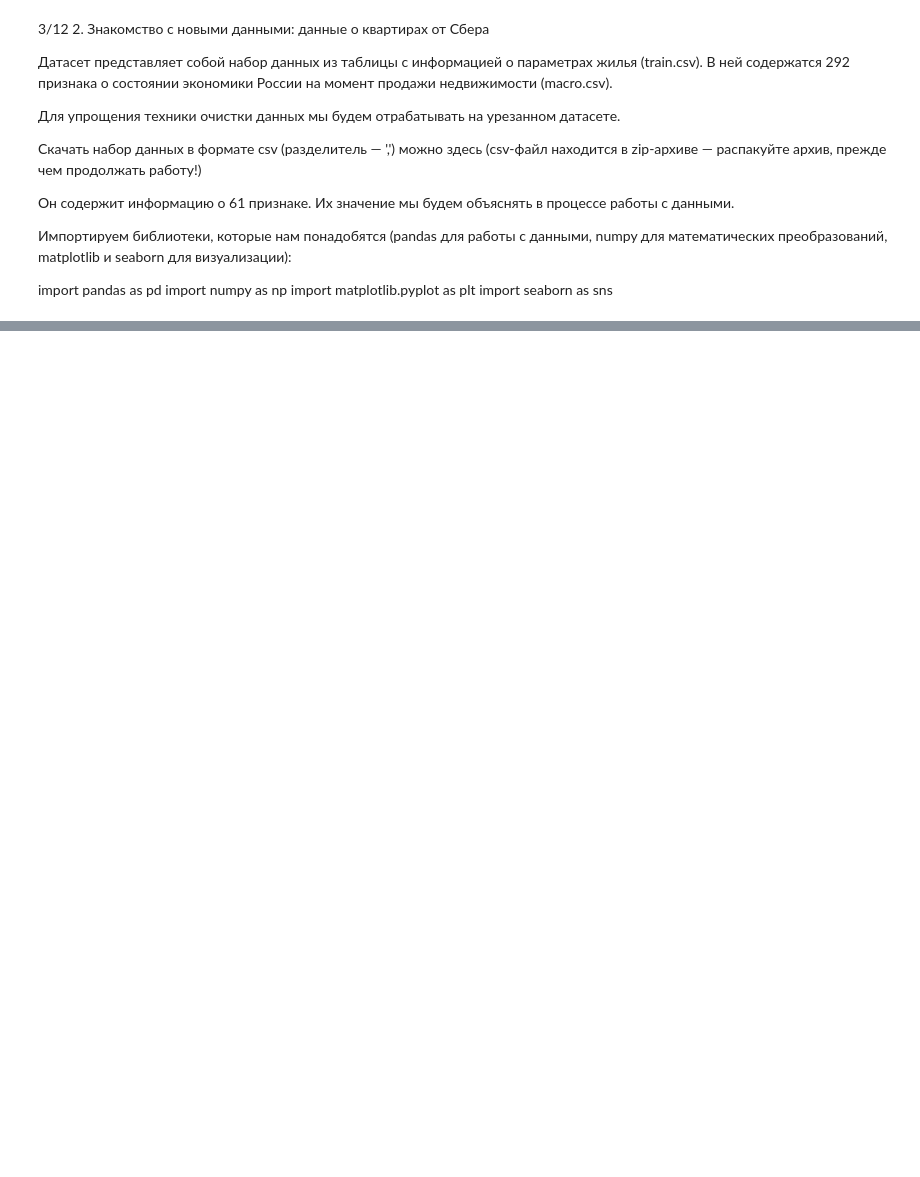
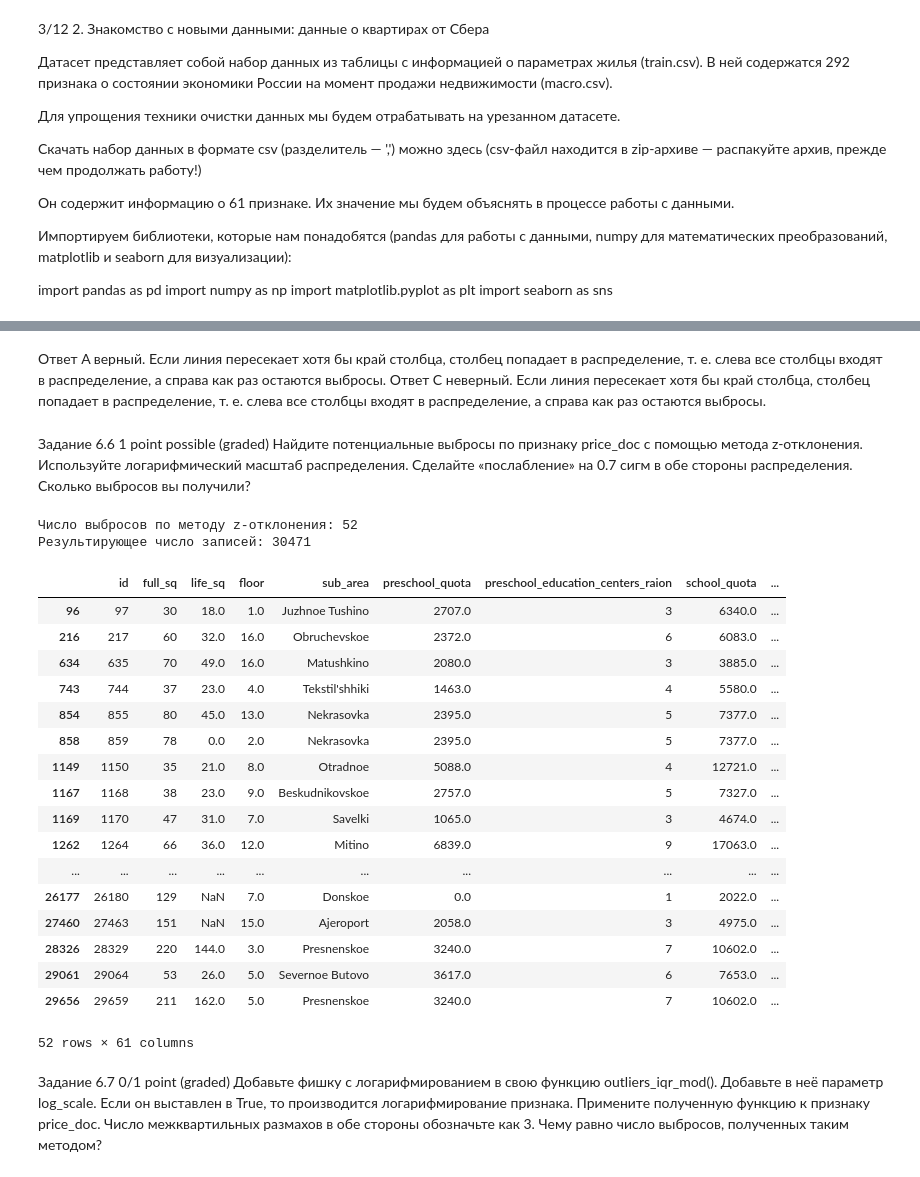
Before and after one commit to govoridaa/SF, a Jupyter notebook: PYTHON-14. Очистка данных/теория PYTHON-14. Очистка данных.ipynb, the cells around one changed output, grey strips where cells are left out. Drawn from its saved outputs; the diff is of its cells as text; code cells hidden in the pictures; blank space fills up the shorter version.

```diff
--- a/PYTHON-14. Очистка данных/теория PYTHON-14. Очистка данных.ipynb
+++ b/PYTHON-14. Очистка данных/теория PYTHON-14. Очистка данных.ipynb
@@ -17,0 +151,54 @@ import seaborn as sns
+# %% [markdown]
+Ответ A верный. Если линия пересекает хотя бы край столбца, столбец попадает в распределение, т. е. слева все столбцы входят в распределение, а справа как раз остаются выбросы.
+Ответ C неверный. Если линия пересекает хотя бы край столбца, столбец попадает в распределение, т. е. слева все столбцы входят в распределение, а справа как раз остаются выбросы.
+# %% [markdown]
+Задание 6.6
+1 point possible (graded)
+Найдите потенциальные выбросы по признаку price_doc с помощью метода z-отклонения. Используйте логарифмический масштаб распределения. Сделайте «послабление» на 0.7 сигм в обе стороны распределения. Сколько выбросов вы получили?
+# %%
+import pandas as pd
+import numpy as np
+import matplotlib.pyplot as plt
+import seaborn as sns
+sber_data=pd.read_csv(".\data\sber_data.csv")
+sber_data_copy=sber_data.copy()
+def outliers_z_score_mod(data, feature, log_scale=False, left=3, right=3):
+    if log_scale:
+        x=np.log(sber_data_copy[feature]+1)
+    else: x=sber_data_copy[feature]
+    mu=x.mean()
+    sigma=x.std()
+    lower_bound=mu-left*sigma
+    upper_bound=mu+right*sigma
+    outliers=data[(x<lower_bound)|(x>upper_bound)]
+    cleaned=data[(x>lower_bound)|(x<upper_bound)]
+    return outliers, cleaned
+outliers, cleaned = outliers_z_score_mod(sber_data_copy, "price_doc", log_scale=True, left=3.7, right=3.7)
+print(f'Число выбросов по методу z-отклонения: {outliers.shape[0]}')
+print(f'Результирующее число записей: {cleaned.shape[0]}')
+display(outliers)
+# %% [output]
+Число выбросов по методу z-отклонения: 52
+Результирующее число записей: 30471
+|  | id | full_sq | life_sq | floor | sub_area | preschool_quota | preschool_education_centers_raion | school_quota | ... |
+| 96 | 97 | 30 | 18.0 | 1.0 | Juzhnoe Tushino | 2707.0 | 3 | 6340.0 | ... |
+| 216 | 217 | 60 | 32.0 | 16.0 | Obruchevskoe | 2372.0 | 6 | 6083.0 | ... |
+| 634 | 635 | 70 | 49.0 | 16.0 | Matushkino | 2080.0 | 3 | 3885.0 | ... |
+| 743 | 744 | 37 | 23.0 | 4.0 | Tekstil'shhiki | 1463.0 | 4 | 5580.0 | ... |
+| 854 | 855 | 80 | 45.0 | 13.0 | Nekrasovka | 2395.0 | 5 | 7377.0 | ... |
+| 858 | 859 | 78 | 0.0 | 2.0 | Nekrasovka | 2395.0 | 5 | 7377.0 | ... |
+| 1149 | 1150 | 35 | 21.0 | 8.0 | Otradnoe | 5088.0 | 4 | 12721.0 | ... |
+| 1167 | 1168 | 38 | 23.0 | 9.0 | Beskudnikovskoe | 2757.0 | 5 | 7327.0 | ... |
+| 1169 | 1170 | 47 | 31.0 | 7.0 | Savelki | 1065.0 | 3 | 4674.0 | ... |
+| 1262 | 1264 | 66 | 36.0 | 12.0 | Mitino | 6839.0 | 9 | 17063.0 | ... |
+| ... | ... | ... | ... | ... | ... | ... | ... | ... | ... |
+| 26177 | 26180 | 129 | NaN | 7.0 | Donskoe | 0.0 | 1 | 2022.0 | ... |
+| 27460 | 27463 | 151 | NaN | 15.0 | Ajeroport | 2058.0 | 3 | 4975.0 | ... |
+| 28326 | 28329 | 220 | 144.0 | 3.0 | Presnenskoe | 3240.0 | 7 | 10602.0 | ... |
+| 29061 | 29064 | 53 | 26.0 | 5.0 | Severnoe Butovo | 3617.0 | 6 | 7653.0 | ... |
+| 29656 | 29659 | 211 | 162.0 | 5.0 | Presnenskoe | 3240.0 | 7 | 10602.0 | ... |
+52 rows × 61 columns
+# %% [markdown]
+Задание 6.7
+0/1 point (graded)
+Добавьте фишку с логарифмированием в свою функцию outliers_iqr_mod(). Добавьте в неё параметр log_scale. Если он выставлен в True, то производится логарифмирование признака. Примените полученную функцию к признаку price_doc. Число межквартильных размахов в обе стороны обозначьте как 3. Чему равно число выбросов, полученных таким методом?
```
Also changed, not shown: parts of 23 cells of this notebook.
